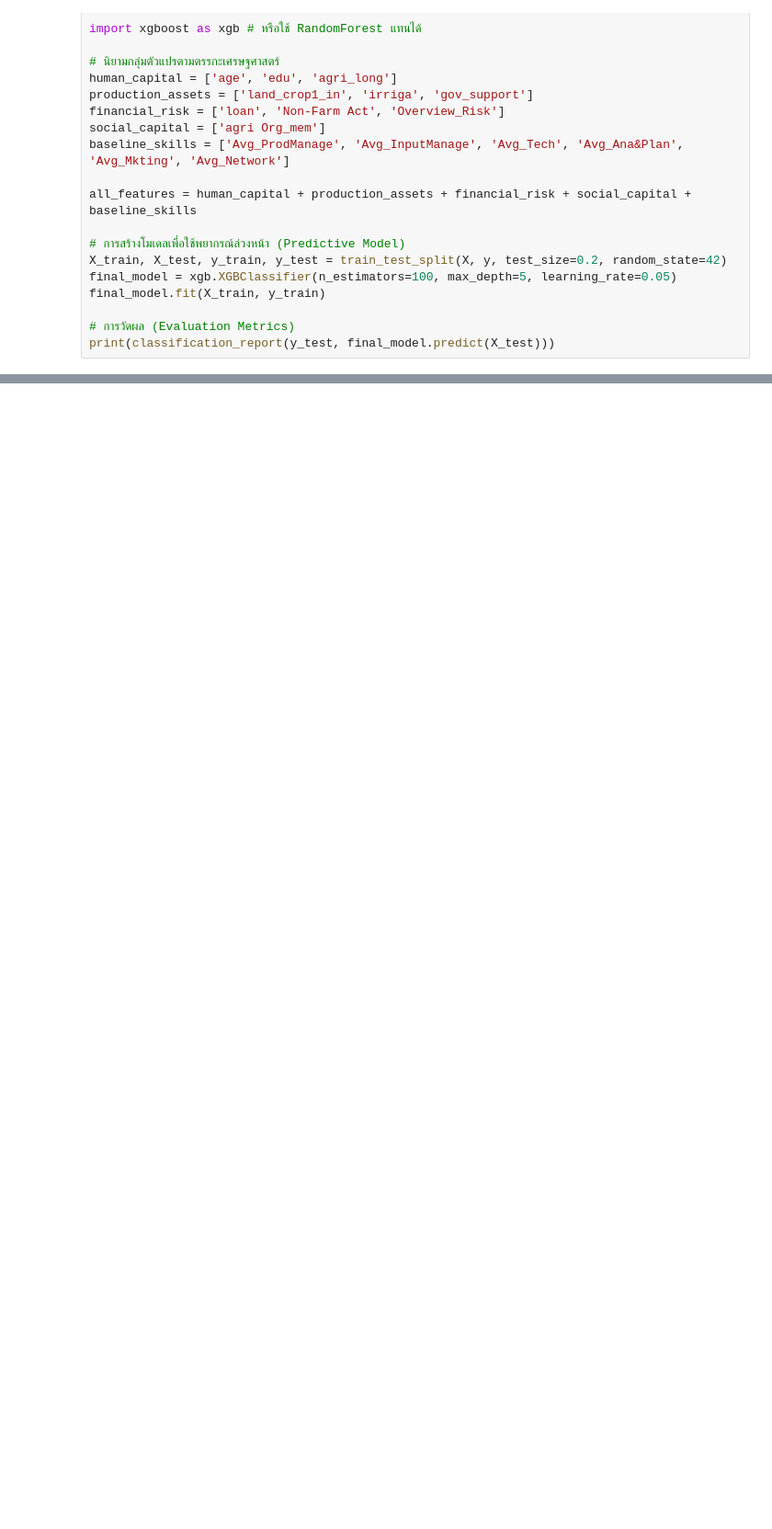
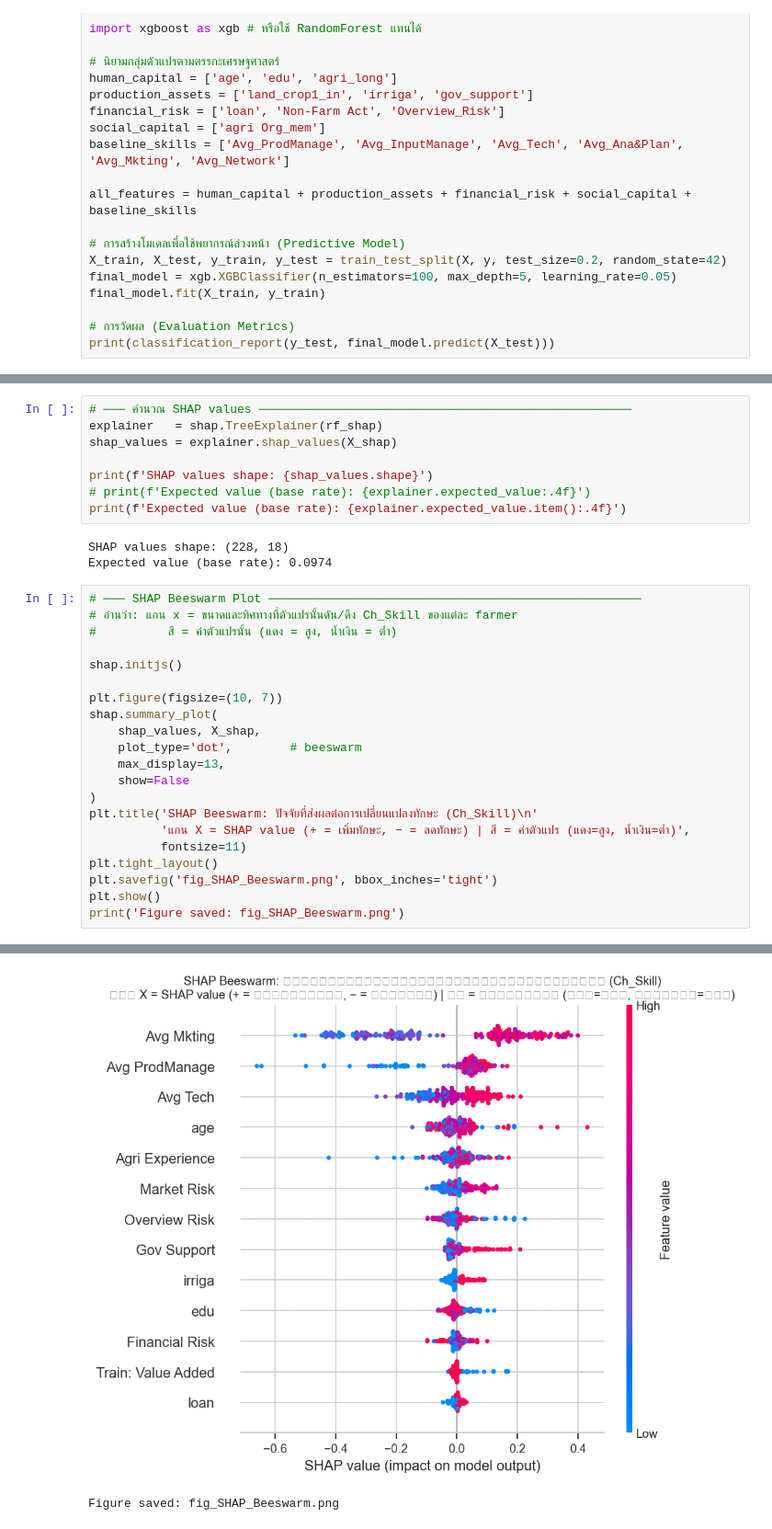
Before and after one commit to nagasu529/MLDataAnalytics, a Jupyter notebook: PRCI/DataAnalysis.ipynb, the cells around one changed output, grey strips where cells are left out. Shown at 92% size. Saved outputs shown, nothing was run; the diff lists cells and outputs as text; blank space fills up the shorter version.

```diff
--- a/PRCI/DataAnalysis.ipynb
+++ b/PRCI/DataAnalysis.ipynb
@@ -152,0 +528,33 @@ print(classification_report(y_test, final_model.predict(X_test)))
+# %%
+# ─── คำนวณ SHAP values ────────────────────────────────────────────────────
+explainer   = shap.TreeExplainer(rf_shap)
+shap_values = explainer.shap_values(X_shap)
+
+print(f'SHAP values shape: {shap_values.shape}')
+# print(f'Expected value (base rate): {explainer.expected_value:.4f}')
+print(f'Expected value (base rate): {explainer.expected_value.item():.4f}')
+# %% [output]
+SHAP values shape: (228, 18)
+Expected value (base rate): 0.0974
+# %%
+# ─── SHAP Beeswarm Plot ────────────────────────────────────────────────────
+# อ่านว่า: แกน x = ขนาดและทิศทางที่ตัวแปรนั้นดัน/ดึง Ch_Skill ของแต่ละ farmer
+#          สี = ค่าตัวแปรนั้น (แดง = สูง, น้ำเงิน = ต่ำ)
+
+shap.initjs()
+
+plt.figure(figsize=(10, 7))
+shap.summary_plot(
+    shap_values, X_shap,
+    plot_type='dot',        # beeswarm
+    max_display=13,
+    show=False
+)
+plt.title('SHAP Beeswarm: ปัจจัยที่ส่งผลต่อการเปลี่ยนแปลงทักษะ (Ch_Skill)\n'
+          'แกน X = SHAP value (+ = เพิ่มทักษะ, − = ลดทักษะ) | สี = ค่าตัวแปร (แดง=สูง, น้ำเงิน=ต่ำ)',
+          fontsize=11)
+plt.tight_layout()
+plt.savefig('fig_SHAP_Beeswarm.png', bbox_inches='tight')
+plt.show()
+print('Figure saved: fig_SHAP_Beeswarm.png')
+# %% [output]
@@ -152,0 +562,2 @@ print(classification_report(y_test, final_model.predict(X_test)))
+[figure, added]
+Figure saved: fig_SHAP_Beeswarm.png
```
Also changed, not shown: parts of 42 cells of this notebook, 12 other files.
